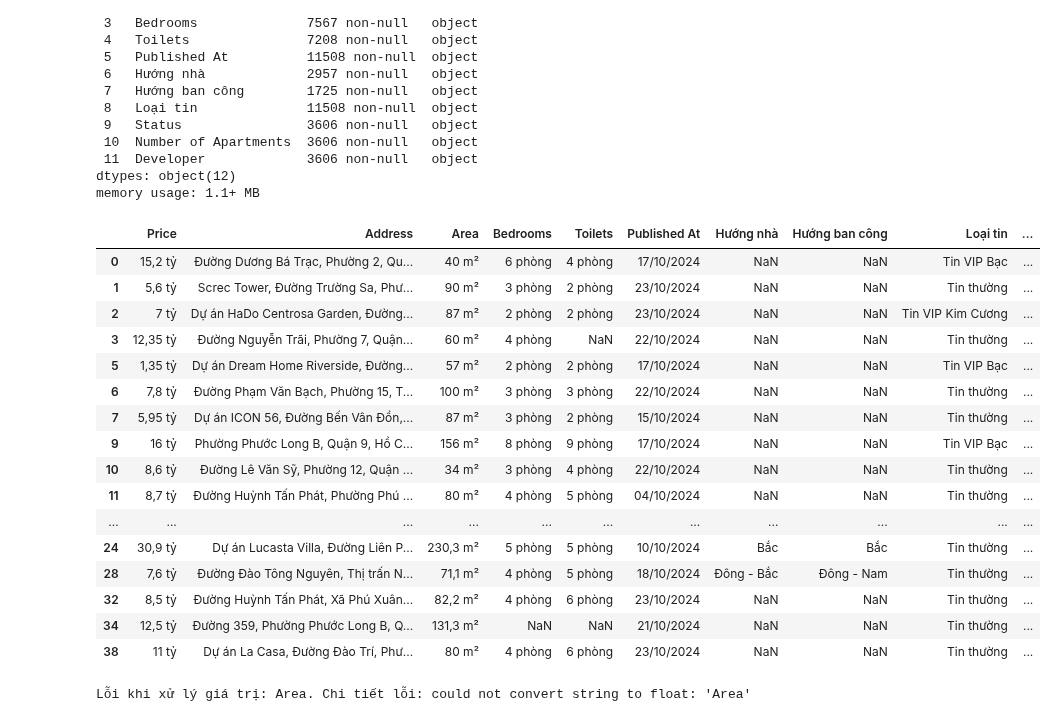
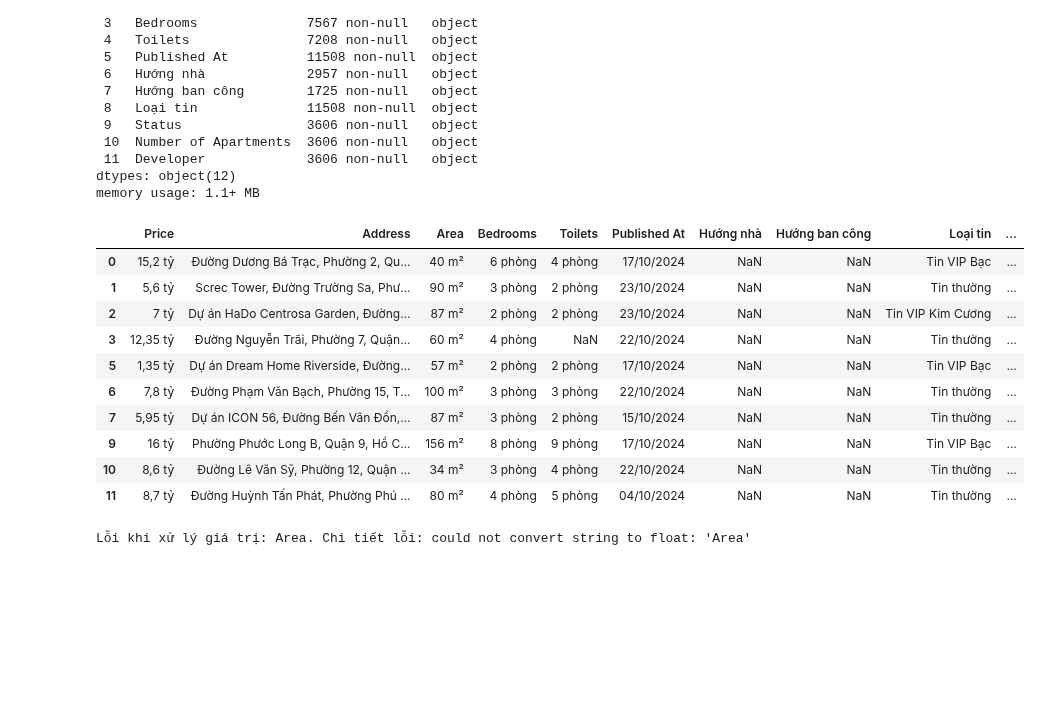
Before and after one commit to MinHien-git/NMKHDL_18127047_21127273_22127202_04, a Jupyter notebook: eda.ipynb, the cells around one changed output. Saved outputs shown, nothing was run; the diff lists cells and outputs as text; code cells hidden in the pictures; blank space fills up the shorter version.

```diff
--- a/eda.ipynb
+++ b/eda.ipynb
@@ -93,25 +93,19 @@ Data columns (total 12 columns):
 dtypes: object(12)
 memory usage: 1.1+ MB
 # %%
-unduplicated_data.head(20)
+unduplicated_data.head(10)
 # %% [output]
 |  | Price | Address | Area | Bedrooms | Toilets | Published At | Hướng nhà | Hướng ban công | Loại tin | ... |
 | 0 | 15,2 tỷ | Đường Dương Bá Trạc, Phường 2, Qu... | 40 m² | 6 phòng | 4 phòng | 17/10/2024 | NaN | NaN | Tin VIP Bạc | ... |
 | 1 | 5,6 tỷ | Screc Tower, Đường Trường Sa, Phư... | 90 m² | 3 phòng | 2 phòng | 23/10/2024 | NaN | NaN | Tin thường | ... |
 | 2 | 7 tỷ | Dự án HaDo Centrosa Garden, Đường... | 87 m² | 2 phòng | 2 phòng | 23/10/2024 | NaN | NaN | Tin VIP Kim Cương | ... |
 | 3 | 12,35 tỷ | Đường Nguyễn Trãi, Phường 7, Quận... | 60 m² | 4 phòng | NaN | 22/10/2024 | NaN | NaN | Tin thường | ... |
 | 5 | 1,35 tỷ | Dự án Dream Home Riverside, Đường... | 57 m² | 2 phòng | 2 phòng | 17/10/2024 | NaN | NaN | Tin VIP Bạc | ... |
 | 6 | 7,8 tỷ | Đường Phạm Văn Bạch, Phường 15, T... | 100 m² | 3 phòng | 3 phòng | 22/10/2024 | NaN | NaN | Tin thường | ... |
 | 7 | 5,95 tỷ | Dự án ICON 56, Đường Bến Vân Đồn,... | 87 m² | 3 phòng | 2 phòng | 15/10/2024 | NaN | NaN | Tin thường | ... |
 | 9 | 16 tỷ | Phường Phước Long B, Quận 9, Hồ C... | 156 m² | 8 phòng | 9 phòng | 17/10/2024 | NaN | NaN | Tin VIP Bạc | ... |
 | 10 | 8,6 tỷ | Đường Lê Văn Sỹ, Phường 12, Quận ... | 34 m² | 3 phòng | 4 phòng | 22/10/2024 | NaN | NaN | Tin thường | ... |
 | 11 | 8,7 tỷ | Đường Huỳnh Tấn Phát, Phường Phú ... | 80 m² | 4 phòng | 5 phòng | 04/10/2024 | NaN | NaN | Tin thường | ... |
-| ... | ... | ... | ... | ... | ... | ... | ... | ... | ... | ... |
-| 24 | 30,9 tỷ | Dự án Lucasta Villa, Đường Liên P... | 230,3 m² | 5 phòng | 5 phòng | 10/10/2024 | Bắc | Bắc | Tin thường | ... |
-| 28 | 7,6 tỷ | Đường Đào Tông Nguyên, Thị trấn N... | 71,1 m² | 4 phòng | 5 phòng | 18/10/2024 | Đông - Bắc | Đông - Nam | Tin thường | ... |
-| 32 | 8,5 tỷ | Đường Huỳnh Tấn Phát, Xã Phú Xuân... | 82,2 m² | 4 phòng | 6 phòng | 23/10/2024 | NaN | NaN | Tin thường | ... |
-| 34 | 12,5 tỷ | Đường 359, Phường Phước Long B, Q... | 131,3 m² | NaN | NaN | 21/10/2024 | NaN | NaN | Tin thường | ... |
-| 38 | 11 tỷ | Dự án La Casa, Đường Đào Trí, Phư... | 80 m² | 4 phòng | 6 phòng | 23/10/2024 | NaN | NaN | Tin thường | ... |
 # %%
 # Chuyển đổi dữ liệu ở cột Area sang float
 def convert_area_value(value):
```
Also changed, not shown: parts of 26 cells of this notebook.
